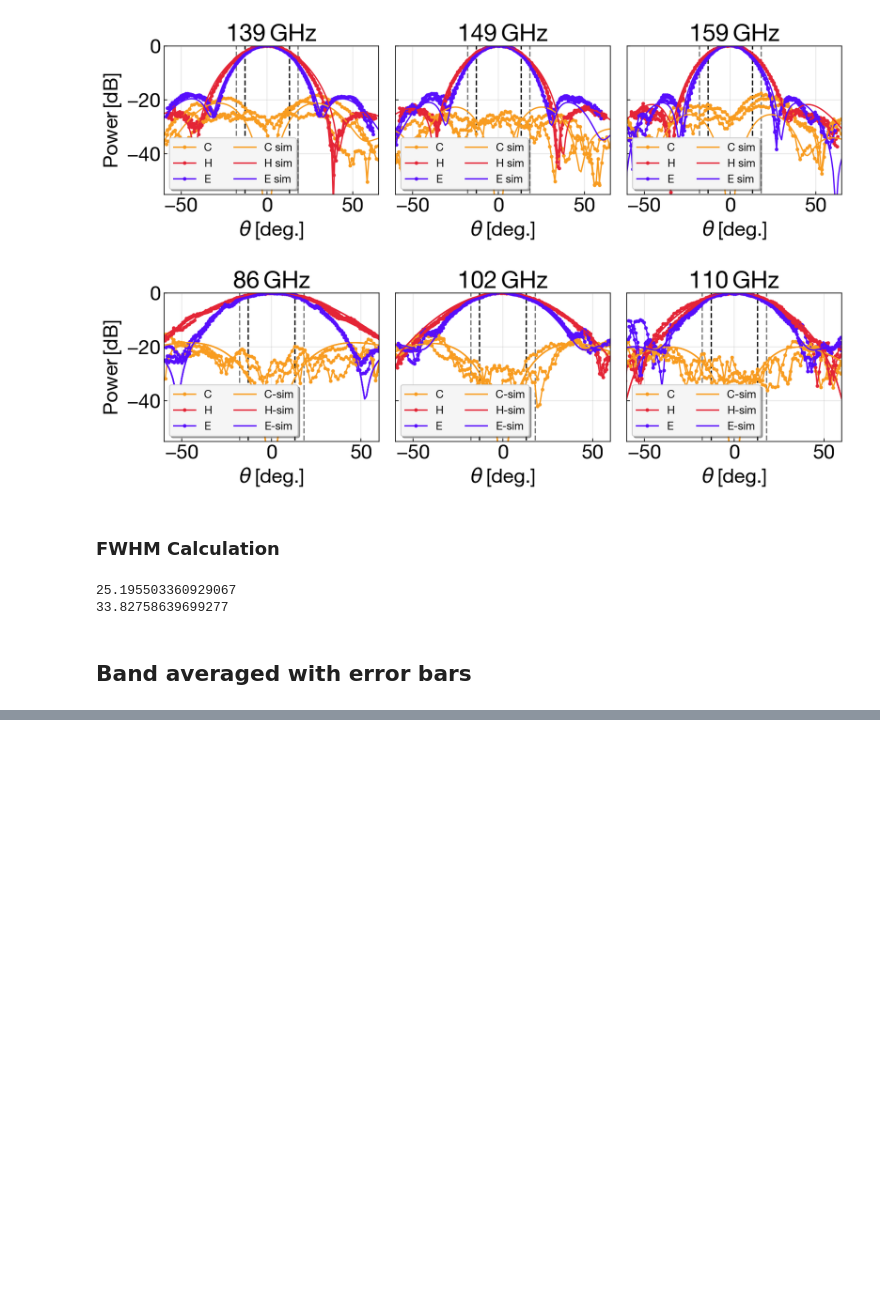
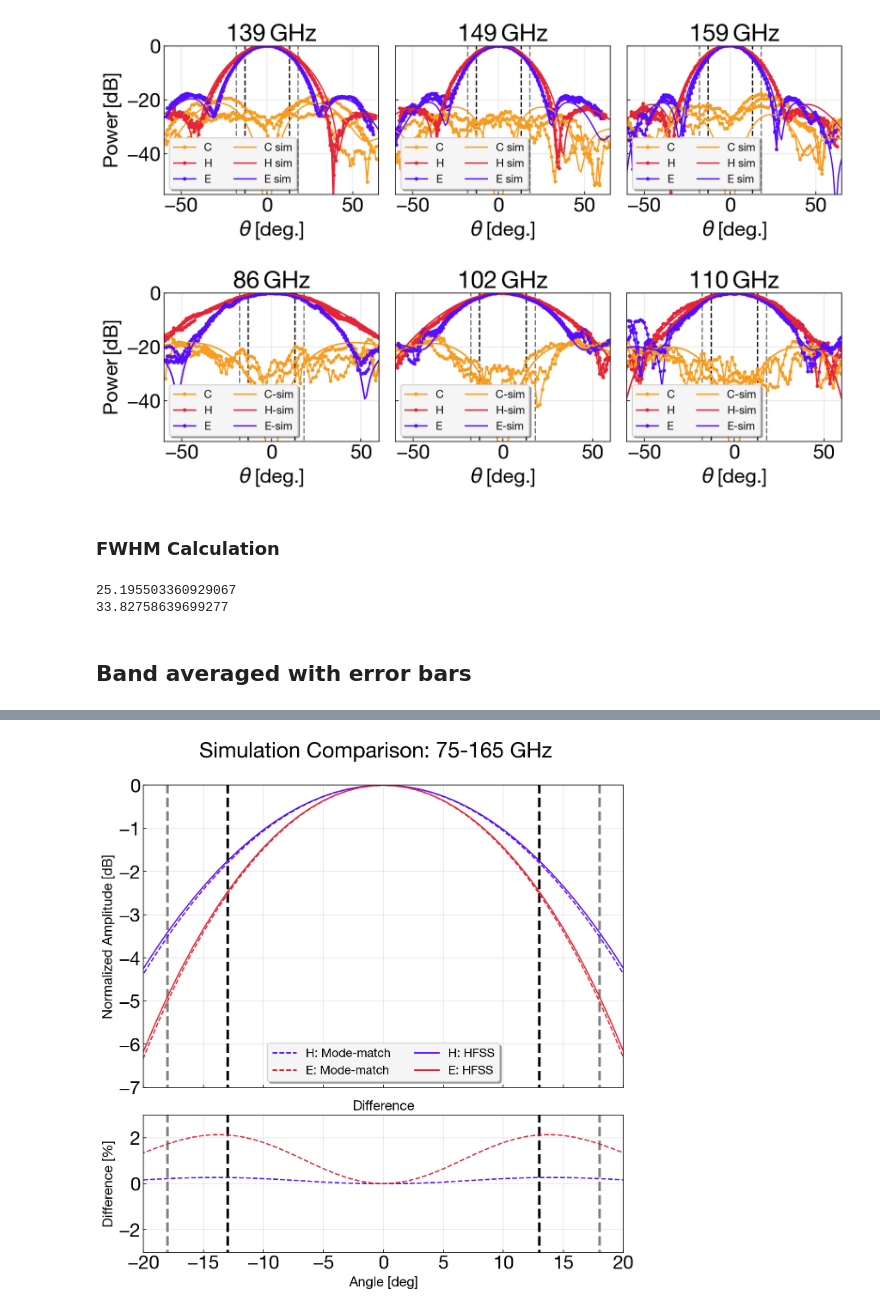
Before and after one commit to chesmore/so-feed, a Jupyter notebook: 1d_beammap_2020_MF_jan.ipynb, the cells around one changed output, grey strips where cells are left out. Saved outputs shown, nothing was run; the diff lists cells and outputs as text; code cells hidden in the pictures; blank space fills up the shorter version.

```diff
--- a/1d_beammap_2020_MF_jan.ipynb
+++ b/1d_beammap_2020_MF_jan.ipynb
@@ -789,0 +716,71 @@ plt.show()
+# %%
+def annotate_axes(fig):
+    for i, ax in enumerate(fig.axes):
+        ax.text(0.5, 0.5, "ax%d" % (i+1), va="center", ha="center")
+        ax.tick_params(labelbottom=False, labelleft=False)
+
+fig = plt.figure(figsize = (10,10))
+ax1 = plt.subplot2grid((3, 3), (0, 0), rowspan=2,colspan=3)
+ax2 = plt.subplot2grid((3, 3), (2, 0), colspan=3,sharex=ax1)
+
+freq = np.linspace(75,165,91)
+h_hfss = []
+e_hfss = []
+h_mode = []
+e_mode = []
+for ff in freq:
+
+    theta_full,H_full,E_full = sim_analytic(ff,opt = 1)
+
+    h_hfss.append(H_full)
+    e_hfss.append(E_full)
+
+    theta_full,H_full,E_full = sim_analytic(ff,opt = 0)
+
+    h_mode.append(H_full)
+    e_mode.append(E_full)
+
+    theta_full,H_full,E_full = sim_analytic(ff,opt = 1)
+    diff_H = 10**(H_full/10)
+    diff_E = 10**(E_full/10)
+    theta_full,H_full,E_full = sim_analytic(ff,opt = 0)
+    diff_H-= 10**(H_full/10)
+    diff_E-= 10**(E_full/10)
+
+h_mode_tot = np.mean(h_mode,axis = 0)
+e_mode_tot = np.mean(e_mode,axis = 0)
+h_hfss_tot = np.mean(h_hfss,axis = 0)
+e_hfss_tot = np.mean(e_hfss,axis = 0)
+
+ax1.plot(theta_full,h_mode_tot,'--',color = h_col,label = "H: Mode-match")
+ax1.plot(theta_full,e_mode_tot,'--',color = e_col,label = "E: Mode-match")
+ax1.plot(theta_full,h_hfss_tot,color = h_col,label = 'H: HFSS')
+ax1.plot(theta_full,e_hfss_tot,color = e_col,label = 'E: HFSS')
+
+ax2.plot(theta_full,(diff_H)*100,'--',color = h_col,label = "HFSS - Mode-match")
+ax2.plot(theta_full,(diff_E)*100,'--',color = e_col,label = "HFSS - Mode-match")
+
+plt.setp(ax1.get_xticklabels(), visible=False)
+ax1.set_ylabel("Normalized Amplitude [dB]",fontsize = 16)
+ax2.set_ylabel("Difference [%]",fontsize = 16)
+ax2.set_xlabel("Angle [deg]",fontsize = 16)
+ax2.set_title("Difference",fontsize = 16)
+plt.suptitle("Simulation Comparison: 75-165 GHz",fontsize = 25,y=.95)
+ax1.legend(shadow=True, facecolor="whitesmoke",fontsize = 14,loc = 8,ncol=2,markerscale=1)
+
+ax1.vlines(x=-13,ymin = -60,ymax = 5,linewidth = 3,color = color_sat,linestyle = linestyle)
+ax1.vlines(x=13,ymin = -60,ymax = 5,linewidth = 3,color = color_sat,linestyle = linestyle)
+ax1.vlines(x=-18,ymin = -60,ymax = 5,linewidth = 3,color = color_lat,linestyle = linestyle)
+ax1.vlines(x=18,ymin = -60,ymax = 5,linewidth = 3,color = color_lat,linestyle = linestyle)
+ax2.vlines(x=-13,ymin = -60,ymax = 5,linewidth = 3,color = color_sat,linestyle = linestyle)
+ax2.vlines(x=13,ymin = -60,ymax = 5,linewidth = 3,color = color_sat,linestyle = linestyle)
+ax2.vlines(x=-18,ymin = -60,ymax = 5,linewidth = 3,color = color_lat,linestyle = linestyle)
+ax2.vlines(x=18,ymin = -60,ymax = 5,linewidth = 3,color = color_lat,linestyle = linestyle)
+ax1.set_ylim(-7,0)
+ax2.set_ylim(-3,3)
+ax1.set_xlim(-20,20)
+ax2.set_xlim(-20,20)
+
+plt.show()
+# %% [output]
+[figure, added]
```
Also changed, not shown: parts of 10 cells of this notebook, 4 other files.
